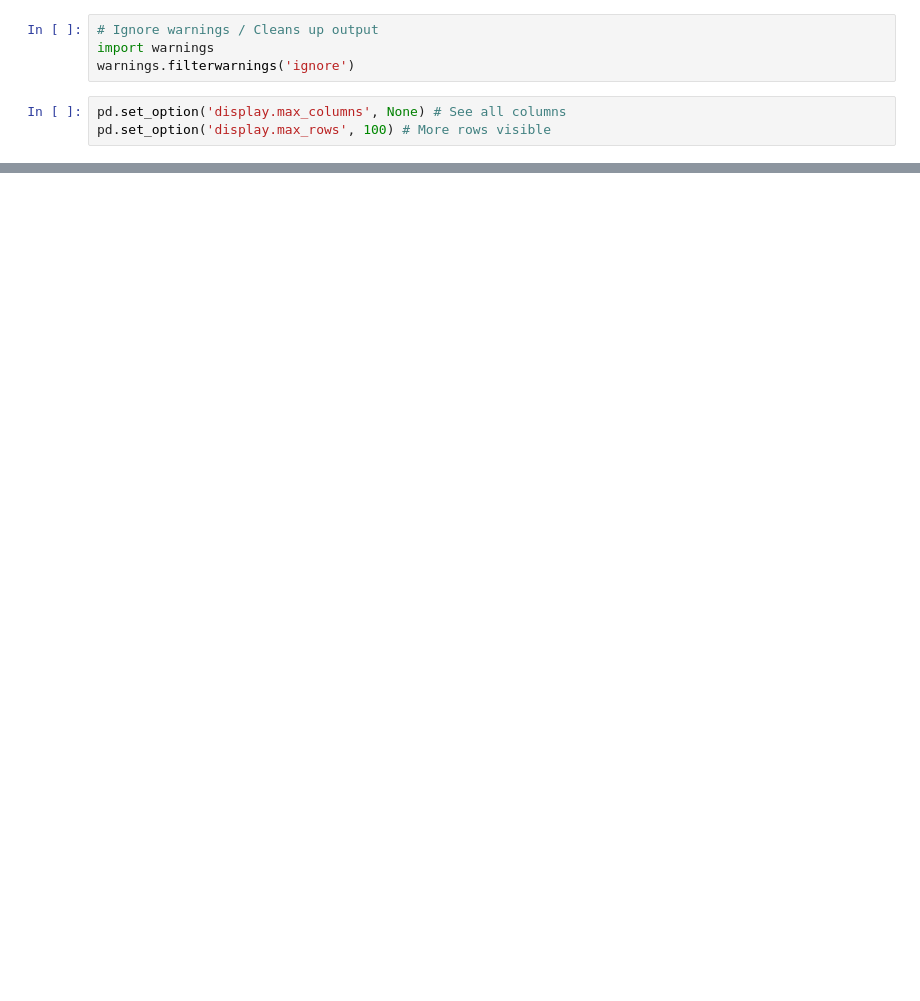
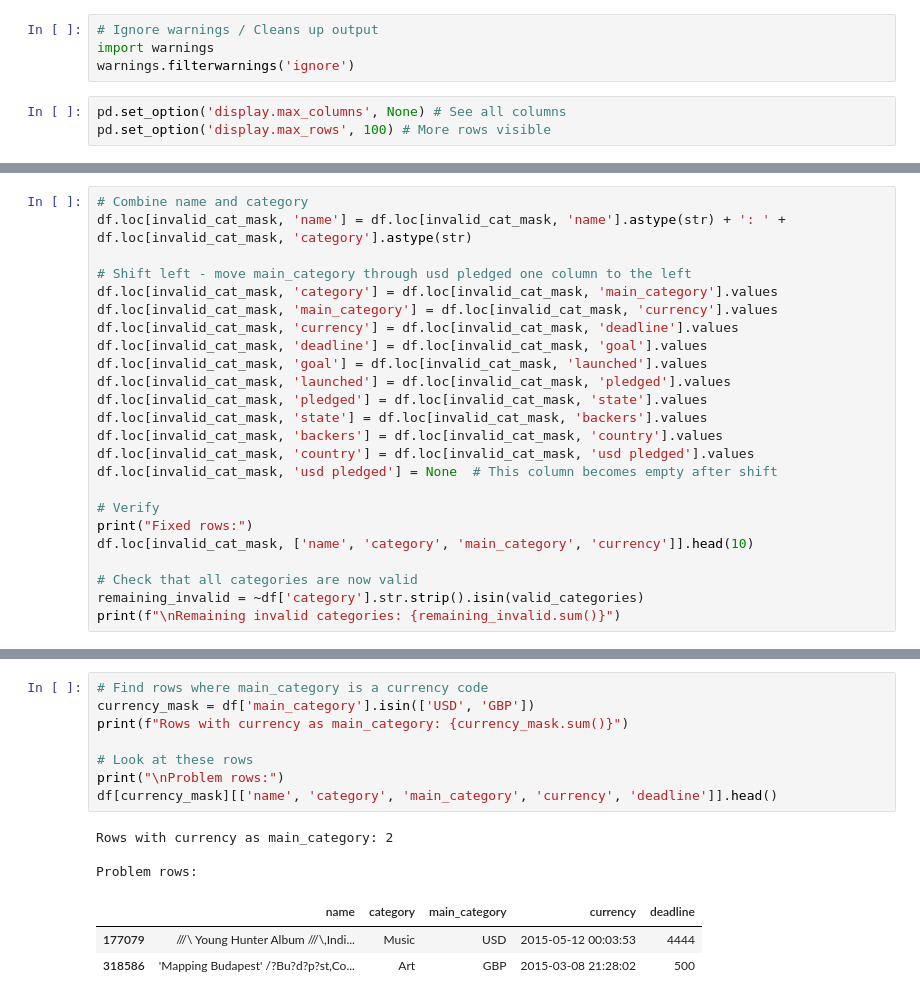
Before and after one commit to jlynne2004/kickstarter-predictive-modeling, a Jupyter notebook: notebooks/data-cleanup-script.ipynb, the cells around one changed output, grey strips where cells are left out. Cells and saved outputs as stored; diff of their text form; blank space fills up the shorter version.

```diff
--- a/notebooks/data-cleanup-script.ipynb
+++ b/notebooks/data-cleanup-script.ipynb
@@ -304,0 +588,24 @@ df[mask][['name', 'category', 'main_category']].head(10)
+# %%
+# Combine name and category
+df.loc[invalid_cat_mask, 'name'] = df.loc[invalid_cat_mask, 'name'].astype(str) + ': ' + df.loc[invalid_cat_mask, 'category'].astype(str)
+
+# Shift left - move main_category through usd pledged one column to the left
+df.loc[invalid_cat_mask, 'category'] = df.loc[invalid_cat_mask, 'main_category'].values
+df.loc[invalid_cat_mask, 'main_category'] = df.loc[invalid_cat_mask, 'currency'].values
+df.loc[invalid_cat_mask, 'currency'] = df.loc[invalid_cat_mask, 'deadline'].values
+df.loc[invalid_cat_mask, 'deadline'] = df.loc[invalid_cat_mask, 'goal'].values
+df.loc[invalid_cat_mask, 'goal'] = df.loc[invalid_cat_mask, 'launched'].values
+df.loc[invalid_cat_mask, 'launched'] = df.loc[invalid_cat_mask, 'pledged'].values
+df.loc[invalid_cat_mask, 'pledged'] = df.loc[invalid_cat_mask, 'state'].values
+df.loc[invalid_cat_mask, 'state'] = df.loc[invalid_cat_mask, 'backers'].values
+df.loc[invalid_cat_mask, 'backers'] = df.loc[invalid_cat_mask, 'country'].values
+df.loc[invalid_cat_mask, 'country'] = df.loc[invalid_cat_mask, 'usd pledged'].values
+df.loc[invalid_cat_mask, 'usd pledged'] = None  # This column becomes empty after shift
+
+# Verify
+print("Fixed rows:")
+df.loc[invalid_cat_mask, ['name', 'category', 'main_category', 'currency']].head(10)
+
+# Check that all categories are now valid
+remaining_invalid = ~df['category'].str.strip().isin(valid_categories)
+print(f"\nRemaining invalid categories: {remaining_invalid.sum()}")
@@ -304,0 +640,15 @@ df[mask][['name', 'category', 'main_category']].head(10)
+# %%
+# Find rows where main_category is a currency code
+currency_mask = df['main_category'].isin(['USD', 'GBP'])
+print(f"Rows with currency as main_category: {currency_mask.sum()}")
+
+# Look at these rows
+print("\nProblem rows:")
+df[currency_mask][['name', 'category', 'main_category', 'currency', 'deadline']].head()
+# %% [output]
+Rows with currency as main_category: 2
+
+Problem rows:
+|  | name | category | main_category | currency | deadline |
+| 177079 | ///\ Young Hunter Album ///\,Indi... | Music | USD | 2015-05-12 00:03:53 | 4444 |
+| 318586 | 'Mapping Budapest' /?Bu?d?p?st,Co... | Art | GBP | 2015-03-08 21:28:02 | 500 |
```
Also changed, not shown: parts of 47 cells of this notebook, 1 other file.
